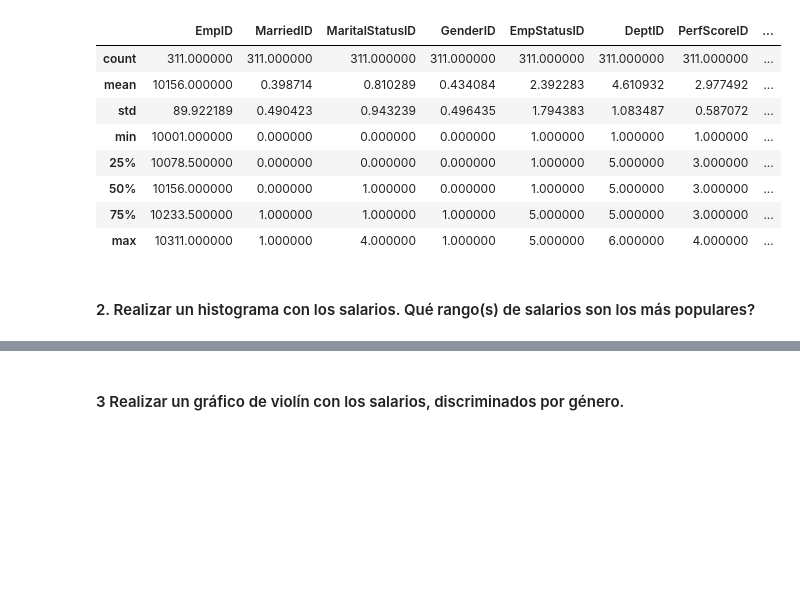
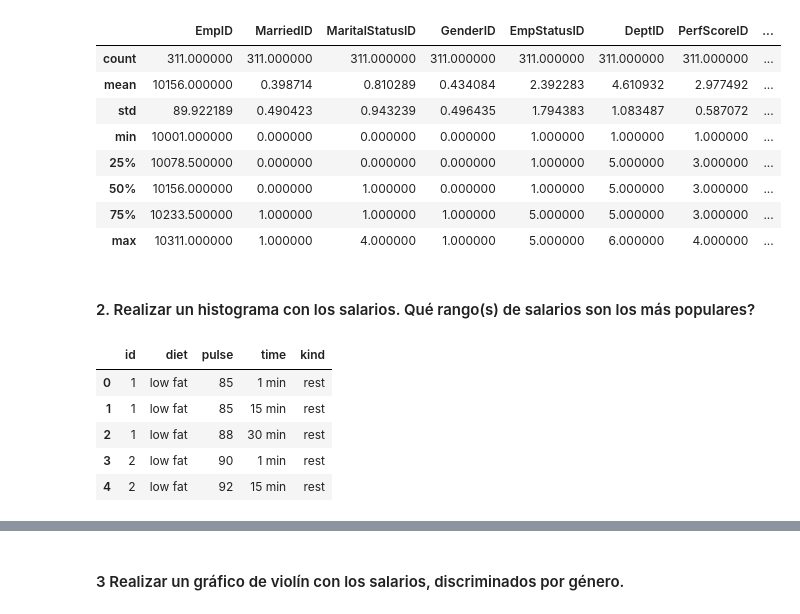
Before and after one commit to chopliszt/data-science-coder, a Jupyter notebook: Desafío 4/Desafío 4.ipynb, the cells around one changed output, grey strips where cells are left out. Cells and saved outputs as stored; diff of their text form; code cells hidden in the pictures; blank space fills up the shorter version.

```diff
--- a/Desafío 4/Desafío 4.ipynb
+++ b/Desafío 4/Desafío 4.ipynb
@@ -47,0 +59,12 @@ import seaborn as sns
+# %%
+#sns.set()
+df_ejercicio = sns.load_dataset('exercise')
+df_ejercicio = df_ejercicio.drop('Unnamed: 0', axis='columns')
+df_ejercicio.head()
+# %% [output]
+|  | id | diet | pulse | time | kind |
+| 0 | 1 | low fat | 85 | 1 min | rest |
+| 1 | 1 | low fat | 85 | 15 min | rest |
+| 2 | 1 | low fat | 88 | 30 min | rest |
+| 3 | 2 | low fat | 90 | 1 min | rest |
+| 4 | 2 | low fat | 92 | 15 min | rest |
```
Also changed, not shown: parts of 7 cells of this notebook.
